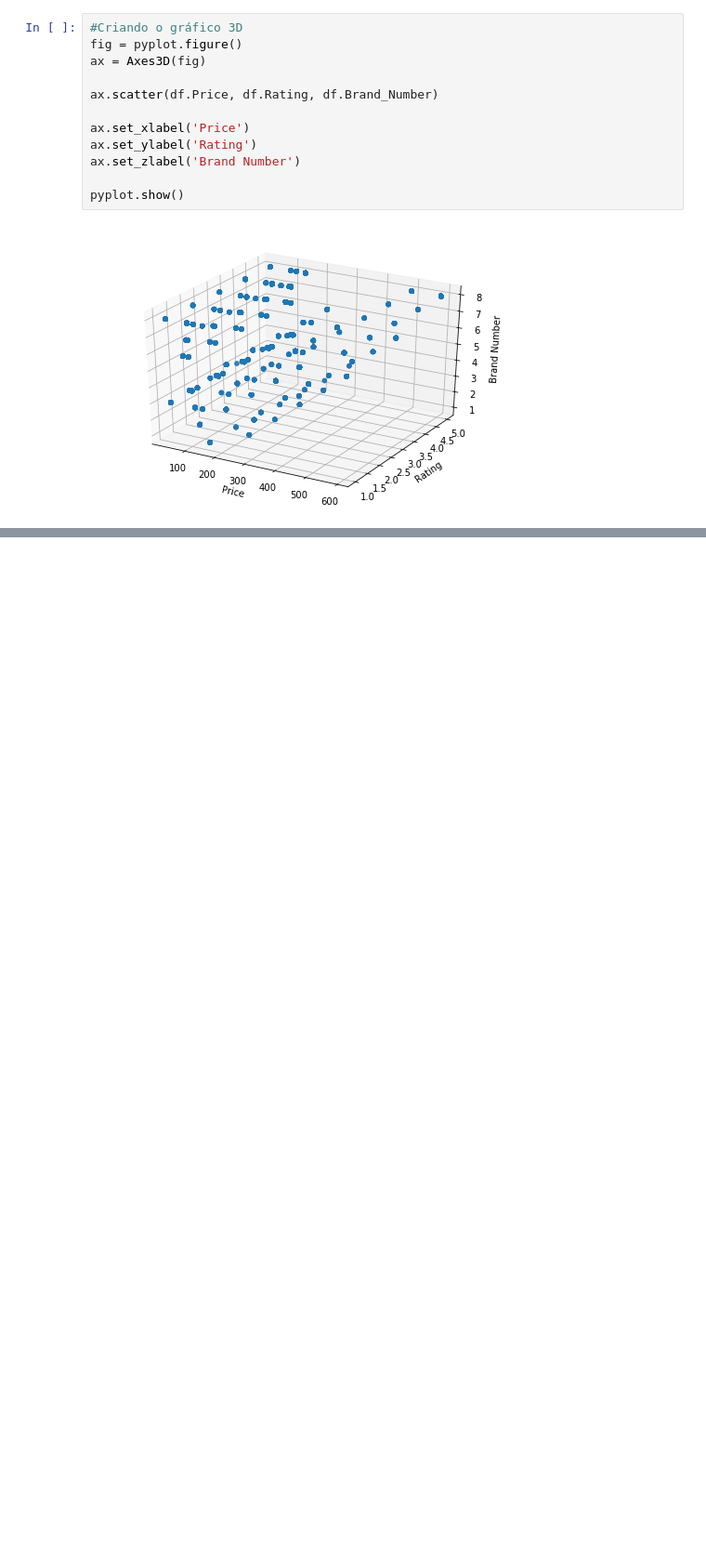
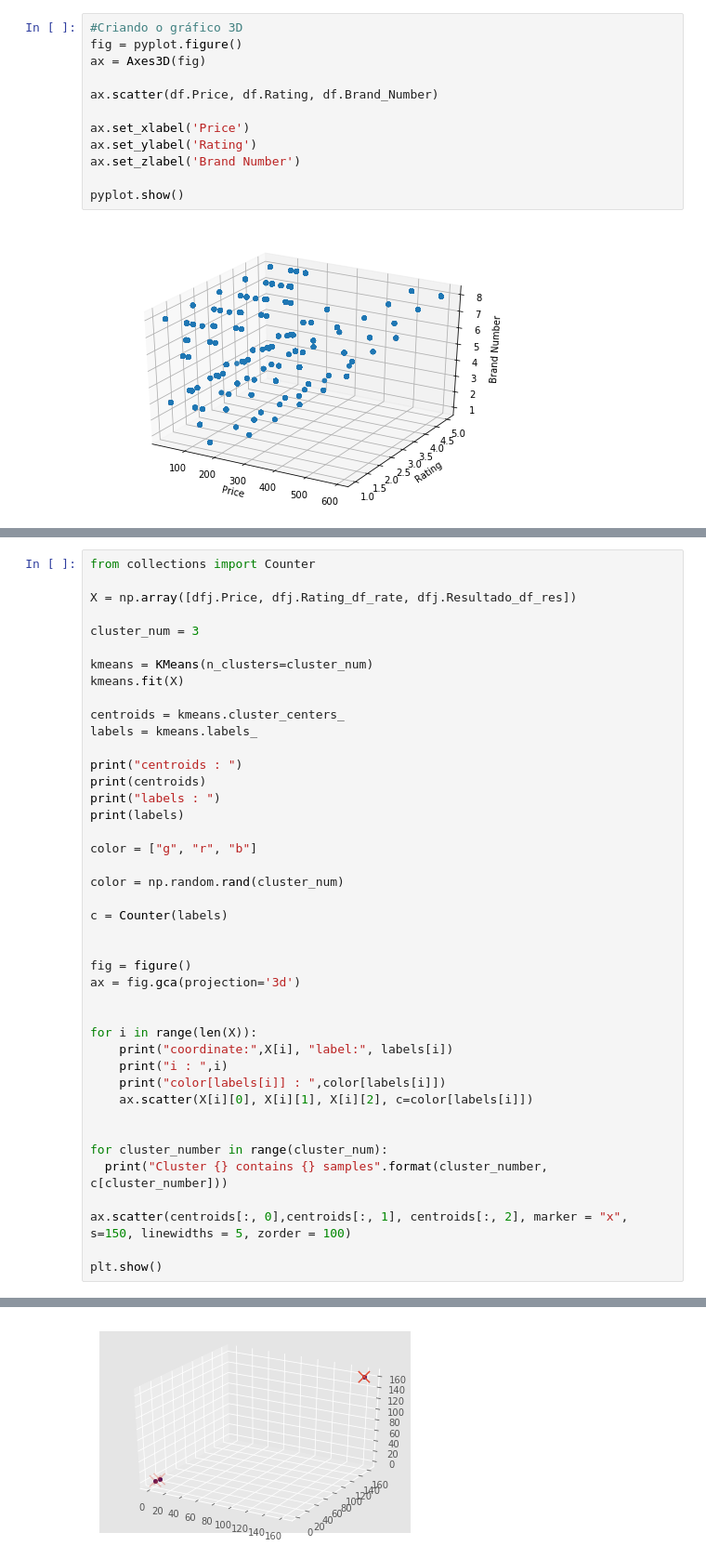
Before and after one commit to HeMatita/Projeto3Dados-, a Jupyter notebook: Projeto 3 .ipynb, the cells around one changed output, grey strips where cells are left out. Shown: that part at 93% size. Cells and saved outputs as stored; diff of their text form; blank space fills up the shorter version.

```diff
--- a/Projeto 3 .ipynb
+++ b/Projeto 3 .ipynb
@@ -40,0 +124,43 @@ df.plot.scatter(x = 'Price', y = 'Rating')
+# %%
+from collections import Counter
+
+X = np.array([dfj.Price, dfj.Rating_df_rate, dfj.Resultado_df_res])
+
+cluster_num = 3
+
+kmeans = KMeans(n_clusters=cluster_num)
+kmeans.fit(X)
+
+centroids = kmeans.cluster_centers_
+labels = kmeans.labels_
+
+print("centroids : ")
+print(centroids)
+print("labels : ")
+print(labels)
+
+color = ["g", "r", "b"]
+
+color = np.random.rand(cluster_num)
+
+c = Counter(labels)
+
+
+fig = figure()
+ax = fig.gca(projection='3d')
+
+
+for i in range(len(X)):
+    print("coordinate:",X[i], "label:", labels[i])
+    print("i : ",i)
+    print("color[labels[i]] : ",color[labels[i]])
+    ax.scatter(X[i][0], X[i][1], X[i][2], c=color[labels[i]])
+
+
+for cluster_number in range(cluster_num):
+  print("Cluster {} contains {} samples".format(cluster_number, c[cluster_number]))
+
+ax.scatter(centroids[:, 0],centroids[:, 1], centroids[:, 2], marker = "x", s=150, linewidths = 5, zorder = 100)
+
+plt.show()
+# %% [output]
@@ -40,0 +184 @@ df.plot.scatter(x = 'Price', y = 'Rating')
+[figure, added]
```
Also changed, not shown: parts of 10 cells of this notebook.
